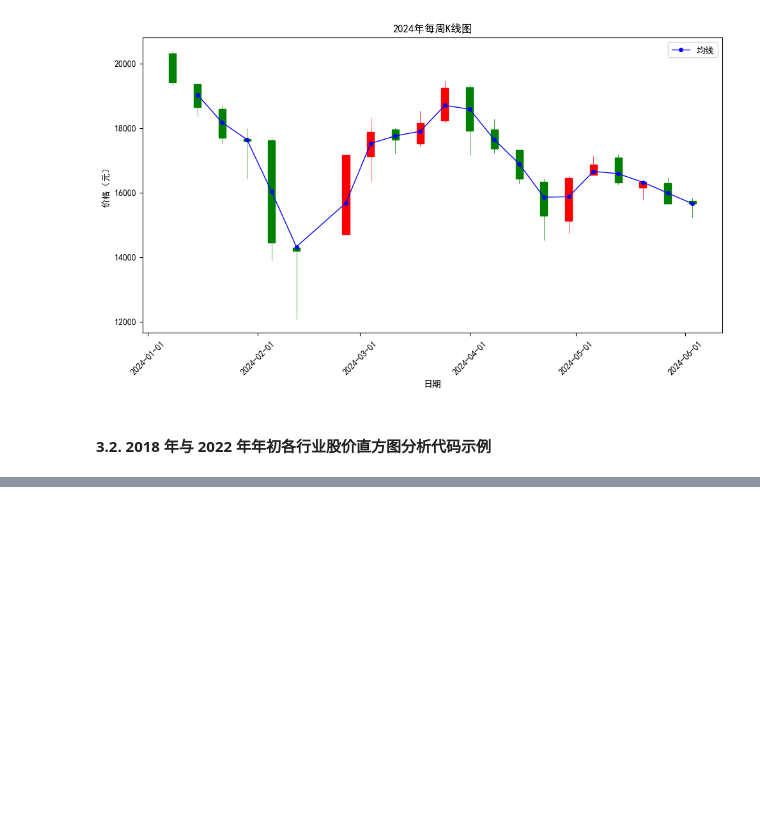
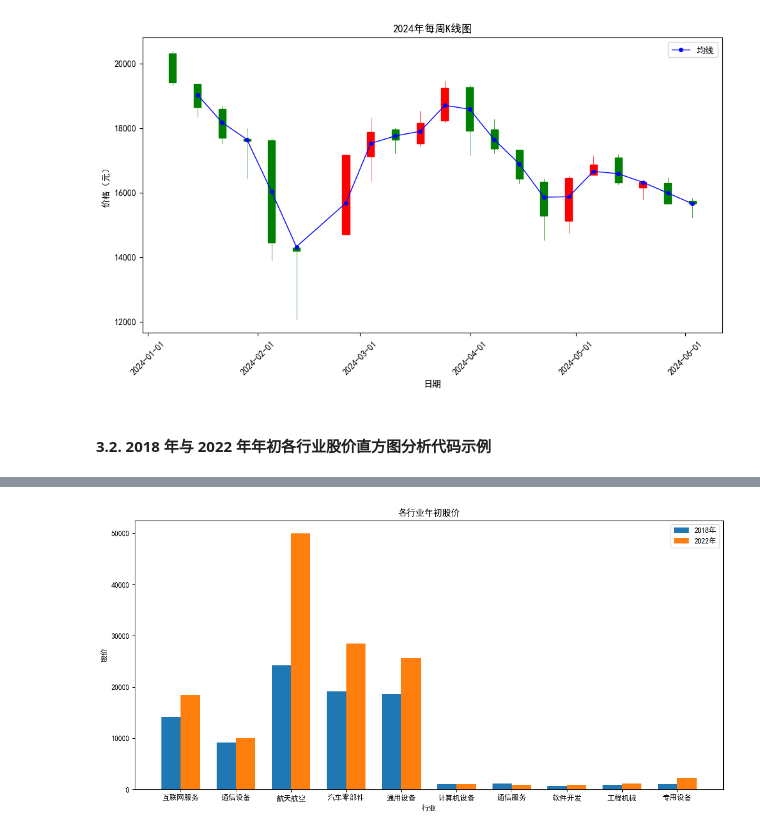
Before and after one commit to R3c0ger/crawling-analysis-and-modeling-of-stock-data, a Jupyter notebook: stock_crawler.ipynb, the cells around one changed output, grey strips where cells are left out. Cells and saved outputs as stored; diff of their text form; code cells hidden in the pictures; blank space fills up the shorter version.

```diff
--- a/stock_crawler.ipynb
+++ b/stock_crawler.ipynb
@@ -544,0 +577,24 @@ Industries = {
+# %%
+# 将每个行业的周K线数据按年份划分
+category_yearly_df_lists = []
+for code, name in zip(industries_code, industries_name):
+    # 读取行业数据
+    weekly_kline_file = f'kline_data/BK{code}_kline_data/BK{code}_weekly_k_data.xlsx'
+    df = pd.read_excel(weekly_kline_file)
+    # 按年份划分数据
+    yearly_df_list = []
+    for year in df['日期'].str[:4].unique():
+        yearly_df = df[df['日期'].str.startswith(year)]
+        yearly_df_list.append(yearly_df)
+    category_yearly_df_lists.append(yearly_df_list)
+
+# 提取各年年初各行业股价
+category_yearbegin_prices = []
+for yearly_df_list in category_yearly_df_lists:
+    yearbegin_prices = [yearly_df['开盘价'].values[0] for yearly_df in yearly_df_list]
+    category_yearbegin_prices.append(yearbegin_prices)
+
+# pprint(category_yearbegin_prices)
+# 以表格的形式打印
+df_yearbegin_prices = pd.DataFrame(category_yearbegin_prices, index=industries_name, columns=range(2018, 2025))
+df_yearbegin_prices
@@ -544,0 +613,16 @@ Industries = {
+# %%
+# 绘制各行业年初股价直方图
+plt.figure(figsize=(12, 6))
+bar_width = 0.35
+bar_index = range(len(industries_name))
+for i, year in enumerate([2018, 2022]):
+    plt.bar([x + i * bar_width for x in bar_index], df_yearbegin_prices.loc[:, year], bar_width, label=f'{year}年')
+plt.xlabel('行业')
+plt.ylabel('股价')
+plt.title('各行业年初股价')
+plt.xticks([x + bar_width / 2 for x in bar_index], industries_name)
+plt.legend()
+plt.tight_layout()
+plt.show()
+# %% [output]
+[figure, added]
```
Also changed, not shown: parts of 3 cells of this notebook.
